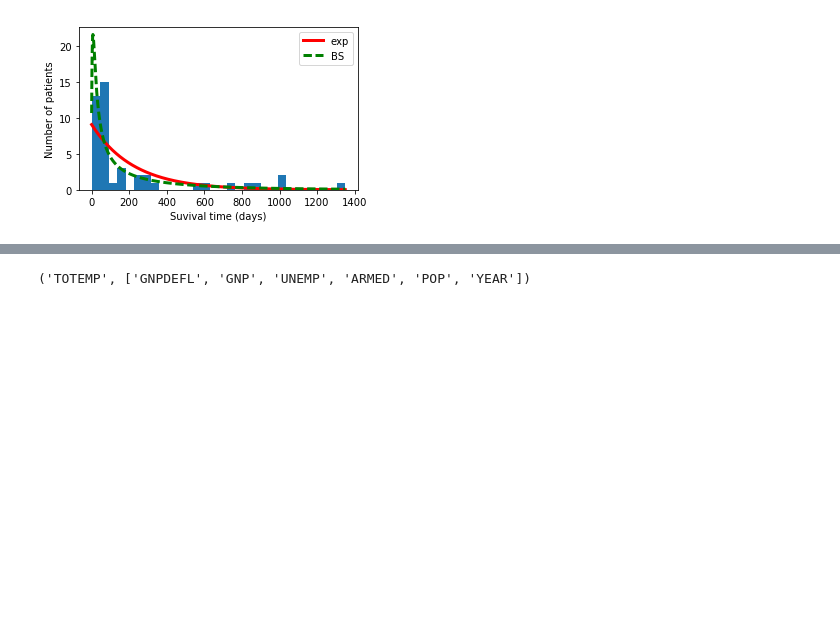
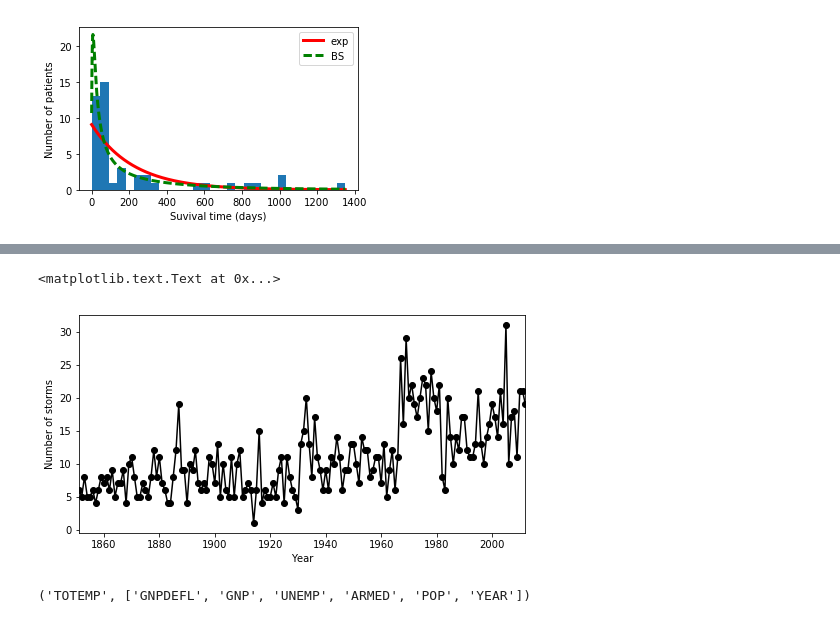
Before and after one commit to discocactus/IPython_DataScienceCookBook, a Jupyter notebook: IPythonDSCB_7.ipynb, the cells around one changed output, grey strips where cells are left out. Drawn from its saved outputs; the diff is of its cells as text; code cells hidden in the pictures; blank space fills up the shorter version.

```diff
--- a/IPythonDSCB_7.ipynb
+++ b/IPythonDSCB_7.ipynb
@@ -295,3 +359,16 @@ ModuleNotFoundError: No module named 'mpl_toolkits.basemap'
+# %%
+cnt = df[df['Basin'] == ' NA'].groupby('Season')['Serial_Num'].nunique()
+years = cnt.index
+y0, y1 = years[0], years[-1]
+arr = cnt.values
+plt.figure(figsize=(8,4));
+plt.plot(years, arr, '-ok')
+plt.xlim(y0, y1)
+plt.xlabel("Year")
+plt.ylabel("Number of storms")
+# %% [output]
+<matplotlib.text.Text at 0x...>
+[figure, added]
 # %%
 # chapter 7-8 IPython notebook上のプログラミング言語Rによるデータ分析
 # %%
```
Also changed, not shown: parts of 11 cells of this notebook.
